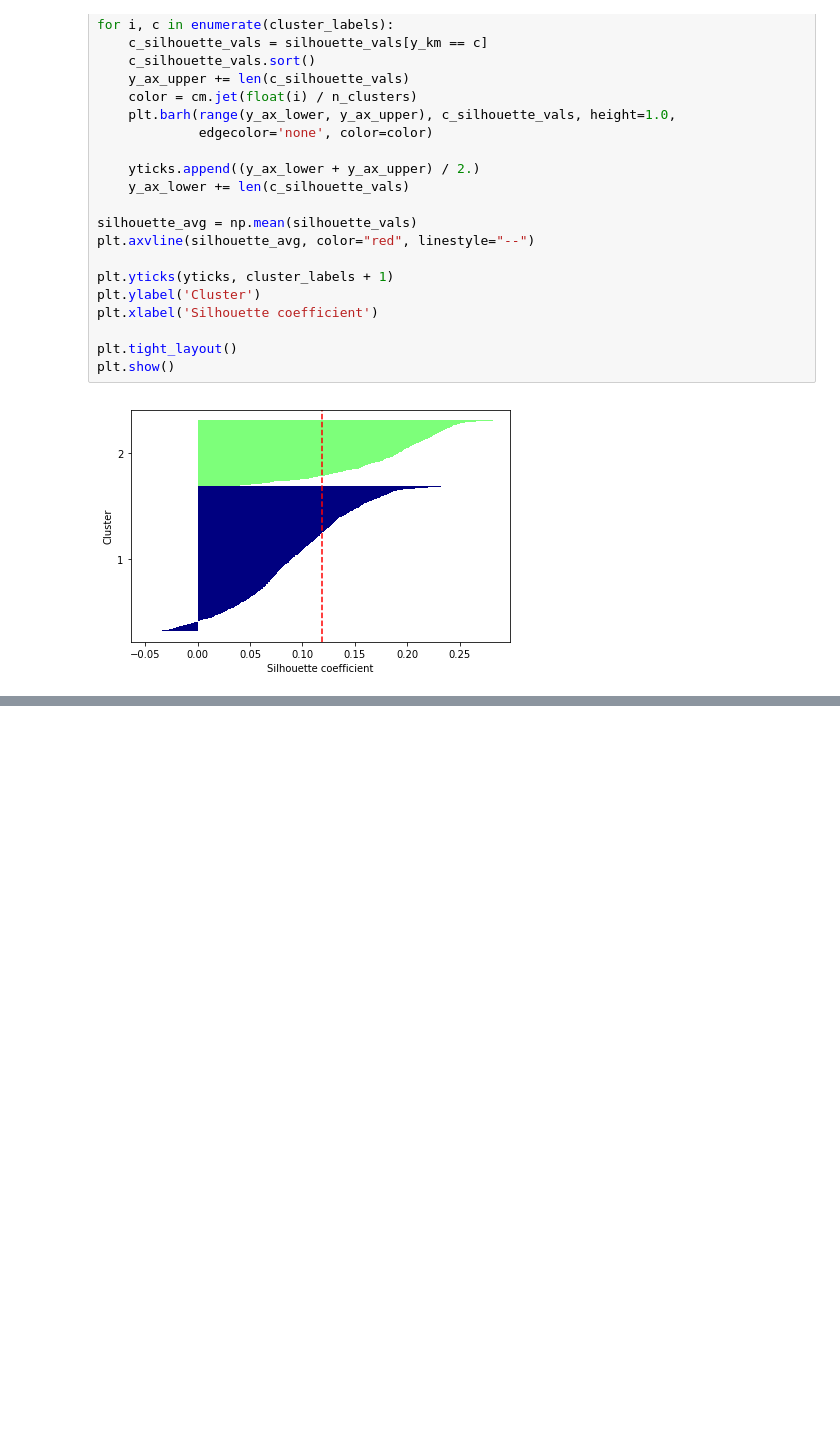
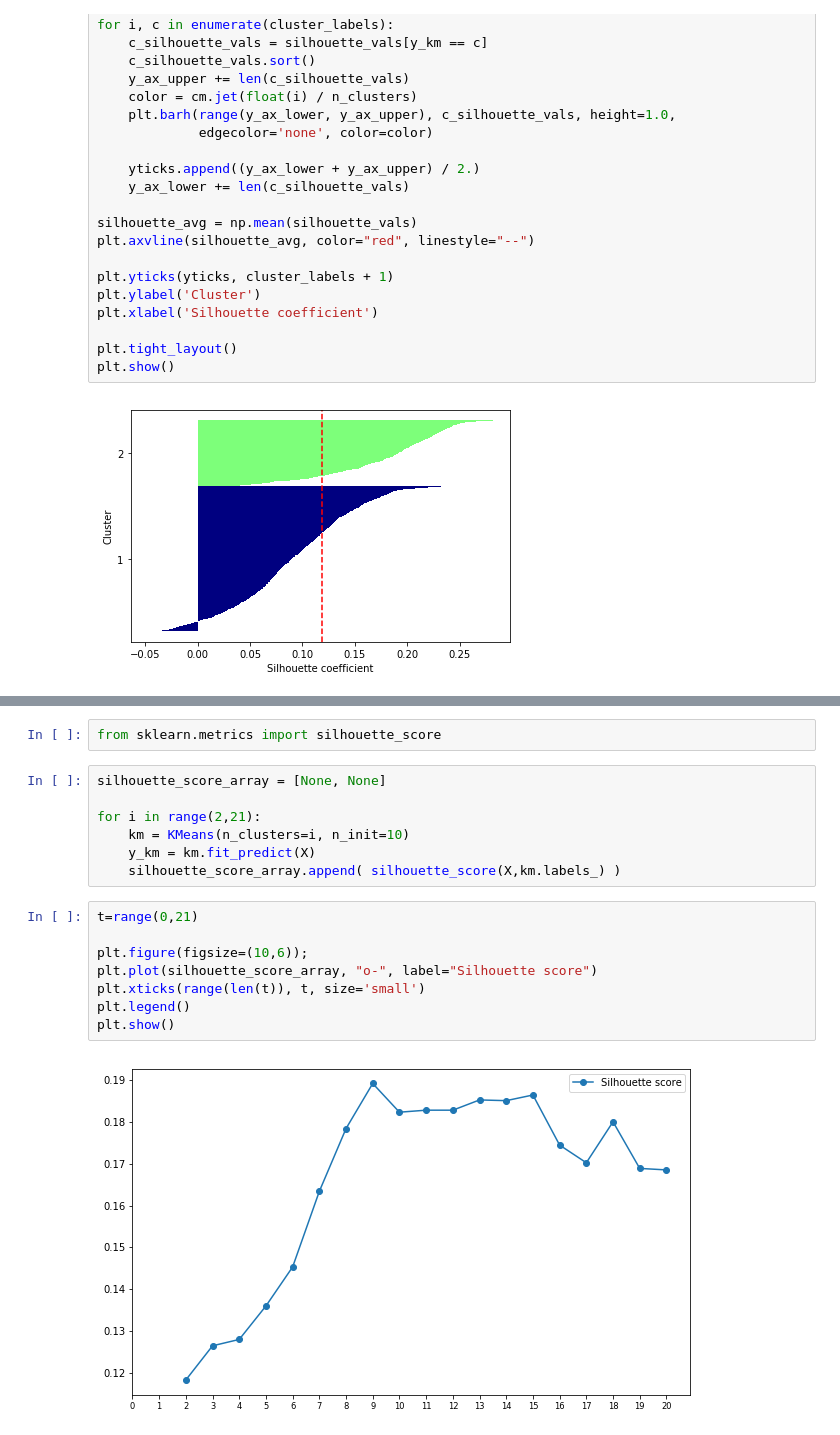
Before and after one commit to przem85/bootcamp, a Jupyter notebook: unsupervised_learning/D01_Z14_R_silhouette coefficient_MNIST.ipynb, the cells around one changed output, grey strips where cells are left out. Cells and saved outputs as stored; diff of their text form; blank space fills up the shorter version.

```diff
--- a/unsupervised_learning/D01_Z14_R_silhouette coefficient_MNIST.ipynb
+++ b/unsupervised_learning/D01_Z14_R_silhouette coefficient_MNIST.ipynb
@@ -151,0 +158,19 @@ plt.show()
+# %%
+from sklearn.metrics import silhouette_score
+# %%
+silhouette_score_array = [None, None]
+
+for i in range(2,21):
+    km = KMeans(n_clusters=i, n_init=10)
+    y_km = km.fit_predict(X)
+    silhouette_score_array.append( silhouette_score(X,km.labels_) )
+# %%
+t=range(0,21)
+
+plt.figure(figsize=(10,6));
+plt.plot(silhouette_score_array, "o-", label="Silhouette score")
+plt.xticks(range(len(t)), t, size='small')
+plt.legend()
+plt.show()
+# %% [output]
+[figure, added]
```
Also changed, not shown: parts of 3 cells of this notebook, 1 other file.
